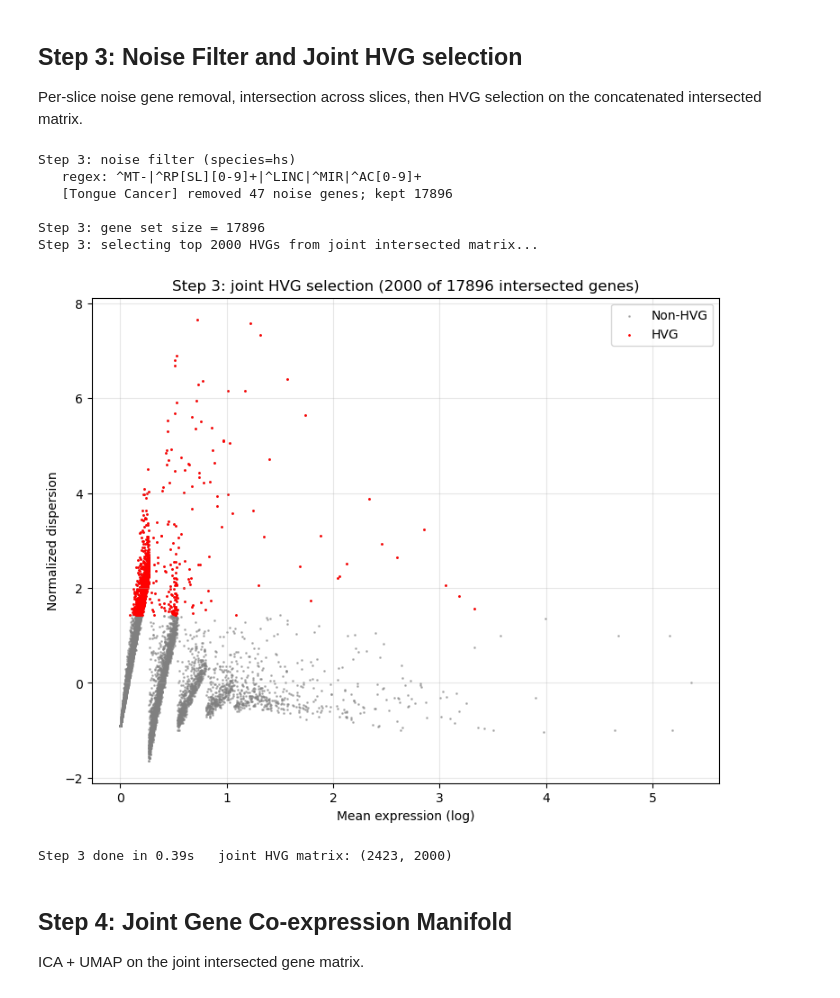
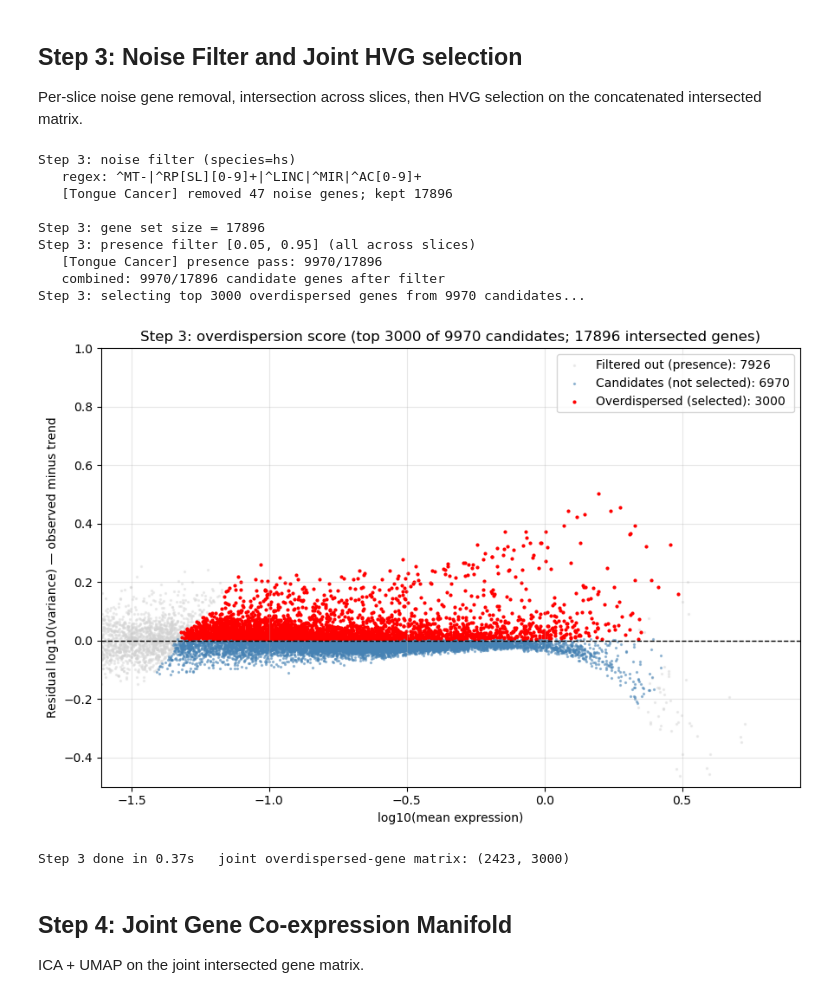
Before and after one commit to Perik-Zavodskii/CoexpressDeconvolve, a Jupyter notebook: CoexpressDeconvolve.ipynb, the cells around one changed output. Cells and saved outputs as stored; diff of their text form; code cells hidden in the pictures.

```diff
--- a/CoexpressDeconvolve.ipynb
+++ b/CoexpressDeconvolve.ipynb
@@ -64,17 +64,20 @@ Per-slice noise gene removal, intersection across slices, then HVG selection on
 # %%
 hvg_pack = codeconv.step3_feature_selection(
     slices, config_path, species,
-    n_hvg=2000,
+    n_hvg=3000,
 )
 # %% [output]
 Step 3: noise filter (species=hs)
    regex: ^MT-|^RP[SL][0-9]+|^LINC|^MIR|^AC[0-9]+
    [Tongue Cancer] removed 47 noise genes; kept 17896
 
 Step 3: gene set size = 17896
-Step 3: selecting top 2000 HVGs from joint intersected matrix...
+Step 3: presence filter [0.05, 0.95] (all across slices)
+   [Tongue Cancer] presence pass: 9970/17896
+   combined: 9970/17896 candidate genes after filter
+Step 3: selecting top 3000 overdispersed genes from 9970 candidates...
-[figure, old version]
+[figure, new version]
-Step 3 done in 0.39s   joint HVG matrix: (2423, 2000)
+Step 3 done in 0.37s   joint overdispersed-gene matrix: (2423, 3000)
 # %% [markdown]
 ## Step 4: Joint Gene Co-expression Manifold
 ICA + UMAP on the joint intersected gene matrix.
```
Also changed, not shown: parts of 6 cells of this notebook, 1 other file.
